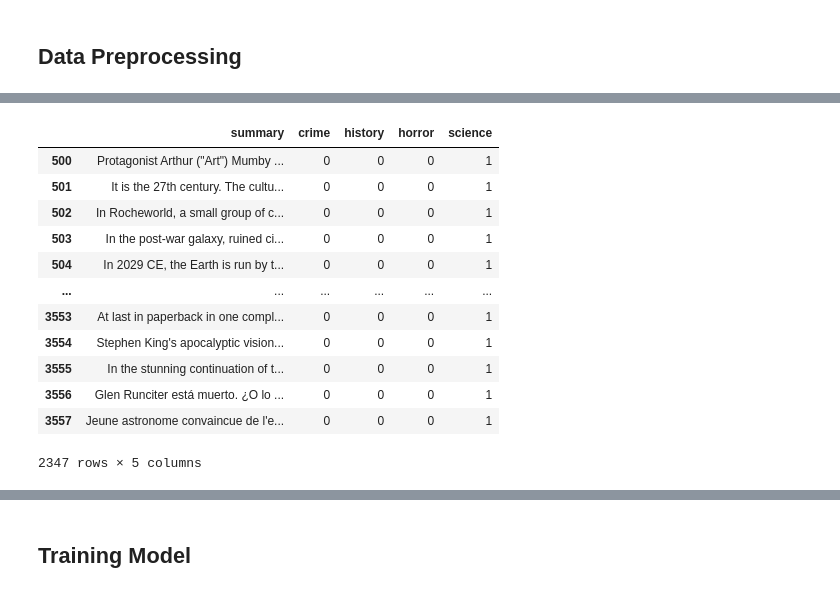
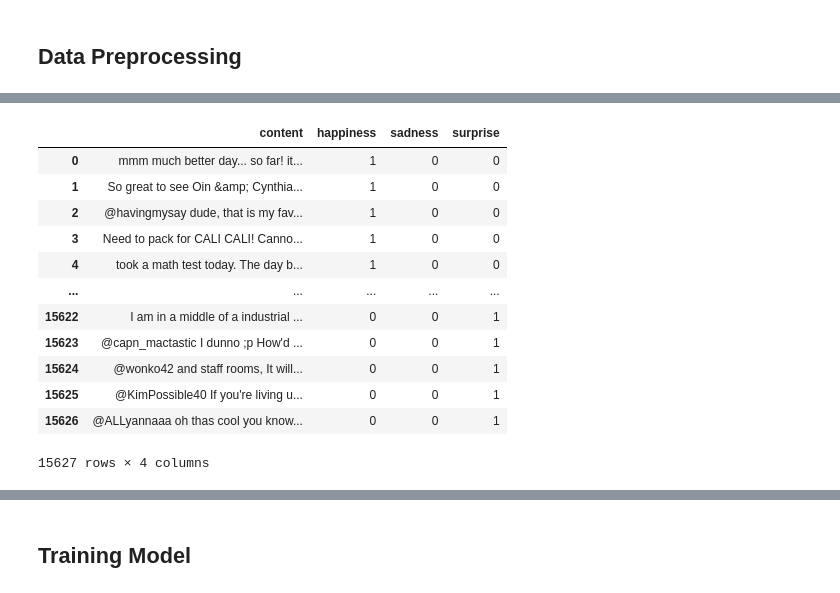
Before and after one commit to RaynoldPanjiZ/IDCamp-2022-ML-path, a Jupyter notebook: Pengembangan Machine Learning/submition1_NLP.ipynb, the cells around one changed output, grey strips where cells are left out. Cells and saved outputs as stored; diff of their text form; code cells hidden in the pictures.

```diff
--- a/Pengembangan Machine Learning/submition1_NLP.ipynb
+++ b/Pengembangan Machine Learning/submition1_NLP.ipynb
@@ -152,0 +114,4 @@ df_new
+# %%
+label_count = df2['sentiment'].value_counts()
+label_count.plot(kind='bar', title='Count label')
+plt.show()
@@ -152,0 +120,17 @@ df_new
+# %%
+## Over sampling data
+
+df_sample1 = df2[df2['sentiment'] == 'happiness']
+df_sample2 = df2[df2['sentiment'] == 'sadness'].sample(label_count[0], replace=True)
+df_sample3 = df2[df2['sentiment'] == 'surprise'].sample(label_count[0], replace=True)
+# %%
+df_over = pd.concat([
+    df_sample1,
+    df_sample2,
+    df_sample3
+],axis=0)
+
+print('Random Over Sampling')
+print(df_over['sentiment'].value_counts())
+df_over['sentiment'].value_counts().plot(kind='bar', title='Count label')
+plt.show()
@@ -152,0 +168,4 @@ df_new
+# %%
+# delete colom yang tidak digunakan
+df_new = df_over.drop(columns=['tweet_id'])
+df_new
@@ -153,24 +186,25 @@ df_new
 # %%
 # One-hot encoding
 
-genre = pd.get_dummies(df_new.genre)
-df_new = pd.concat([df_new, genre], axis=1)
-df_new = df_new.drop(columns='genre')
+sentiment = pd.get_dummies(df_new.sentiment)
+df_new = pd.concat([df_new, sentiment], axis=1)
+df_new = df_new.drop(columns='sentiment')
+df_new = df_new.reset_index(drop=True)    ## reset index
 df_new
 # %% [output]
-|  | summary | crime | history | horror | science |
-| 500 | Protagonist Arthur ("Art") Mumby ... | 0 | 0 | 0 | 1 |
-| 501 | It is the 27th century. The cultu... | 0 | 0 | 0 | 1 |
-| 502 | In Rocheworld, a small group of c... | 0 | 0 | 0 | 1 |
-| 503 | In the post-war galaxy, ruined ci... | 0 | 0 | 0 | 1 |
-| 504 | In 2029 CE, the Earth is run by t... | 0 | 0 | 0 | 1 |
-| ... | ... | ... | ... | ... | ... |
-| 3553 | At last in paperback in one compl... | 0 | 0 | 0 | 1 |
-| 3554 | Stephen King's apocalyptic vision... | 0 | 0 | 0 | 1 |
-| 3555 | In the stunning continuation of t... | 0 | 0 | 0 | 1 |
-| 3556 | Glen Runciter está muerto. ¿O lo ... | 0 | 0 | 0 | 1 |
-| 3557 | Jeune astronome convaincue de l'e... | 0 | 0 | 0 | 1 |
+|  | content | happiness | sadness | surprise |
+| 0 | mmm much better day... so far! it... | 1 | 0 | 0 |
+| 1 | So great to see Oin &amp; Cynthia... | 1 | 0 | 0 |
+| 2 | @havingmysay dude, that is my fav... | 1 | 0 | 0 |
+| 3 | Need to pack for CALI CALI! Canno... | 1 | 0 | 0 |
+| 4 | took a math test today. The day b... | 1 | 0 | 0 |
+| ... | ... | ... | ... | ... |
+| 15622 | I am in a middle of a industrial ... | 0 | 0 | 1 |
+| 15623 | @capn_mactastic I dunno ;p How'd ... | 0 | 0 | 1 |
+| 15624 | @wonko42 and staff rooms, It will... | 0 | 0 | 1 |
+| 15625 | @KimPossible40 If you're living u... | 0 | 0 | 1 |
+| 15626 | @ALLyannaaa oh thas cool you know... | 0 | 0 | 1 |
-2347 rows × 5 columns
+15627 rows × 4 columns
 # %%
 label_list = df_new.columns[1:].tolist()
 label_list
```
Also changed, not shown: parts of 40 cells of this notebook, 1 other file.
